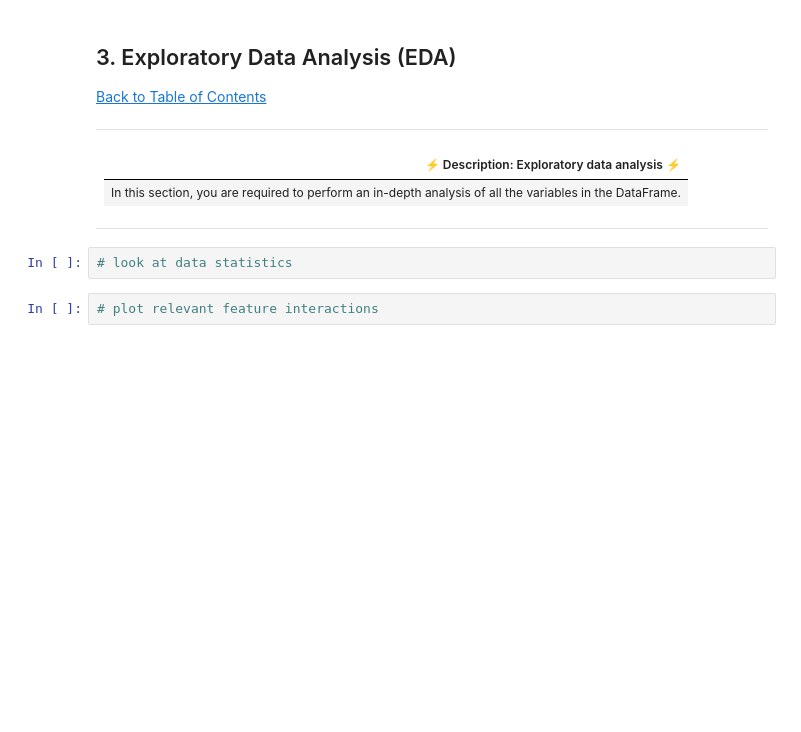
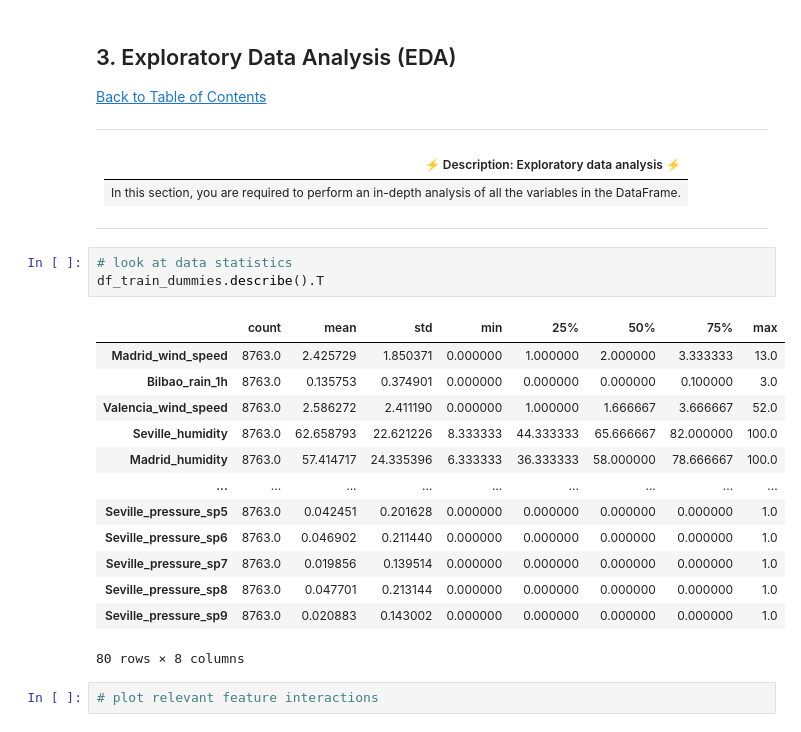
Before and after one commit to endiesworld/EDSA_OCT21_TEAM1_Predict, a Jupyter notebook: starter-notebook.ipynb, the cells around one changed output. Drawn from its saved outputs; the diff is of its cells as text; blank space fills up the shorter version.

```diff
--- a/starter-notebook.ipynb
+++ b/starter-notebook.ipynb
@@ -123,6 +234,21 @@ memory usage: 3.3+ MB
 ---
 # %%
 # look at data statistics
+df_train_dummies.describe().T
+# %% [output]
+|  | count | mean | std | min | 25% | 50% | 75% | max |
+| Madrid_wind_speed | 8763.0 | 2.425729 | 1.850371 | 0.000000 | 1.000000 | 2.000000 | 3.333333 | 13.0 |
+| Bilbao_rain_1h | 8763.0 | 0.135753 | 0.374901 | 0.000000 | 0.000000 | 0.000000 | 0.100000 | 3.0 |
+| Valencia_wind_speed | 8763.0 | 2.586272 | 2.411190 | 0.000000 | 1.000000 | 1.666667 | 3.666667 | 52.0 |
+| Seville_humidity | 8763.0 | 62.658793 | 22.621226 | 8.333333 | 44.333333 | 65.666667 | 82.000000 | 100.0 |
+| Madrid_humidity | 8763.0 | 57.414717 | 24.335396 | 6.333333 | 36.333333 | 58.000000 | 78.666667 | 100.0 |
+| ... | ... | ... | ... | ... | ... | ... | ... | ... |
+| Seville_pressure_sp5 | 8763.0 | 0.042451 | 0.201628 | 0.000000 | 0.000000 | 0.000000 | 0.000000 | 1.0 |
+| Seville_pressure_sp6 | 8763.0 | 0.046902 | 0.211440 | 0.000000 | 0.000000 | 0.000000 | 0.000000 | 1.0 |
+| Seville_pressure_sp7 | 8763.0 | 0.019856 | 0.139514 | 0.000000 | 0.000000 | 0.000000 | 0.000000 | 1.0 |
+| Seville_pressure_sp8 | 8763.0 | 0.047701 | 0.213144 | 0.000000 | 0.000000 | 0.000000 | 0.000000 | 1.0 |
+| Seville_pressure_sp9 | 8763.0 | 0.020883 | 0.143002 | 0.000000 | 0.000000 | 0.000000 | 0.000000 | 1.0 |
+80 rows × 8 columns
 # %%
 # plot relevant feature interactions
 # %%
```
Also changed, not shown: parts of 36 cells of this notebook.
